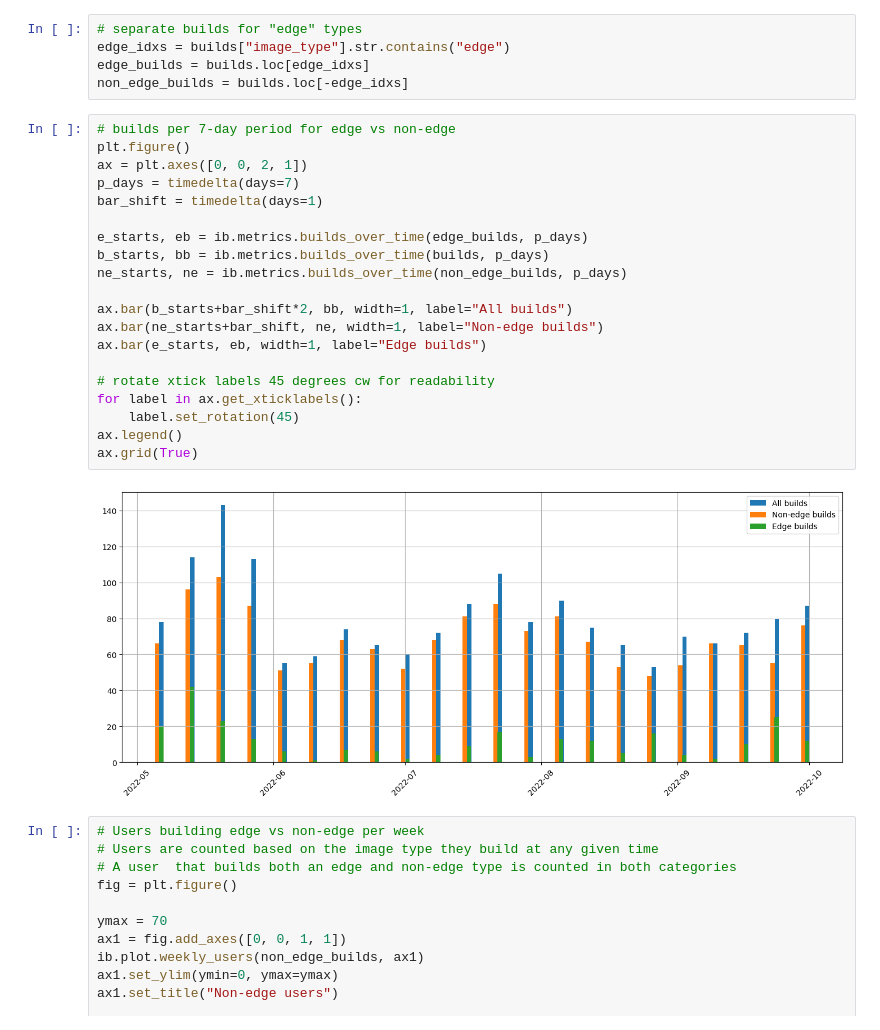
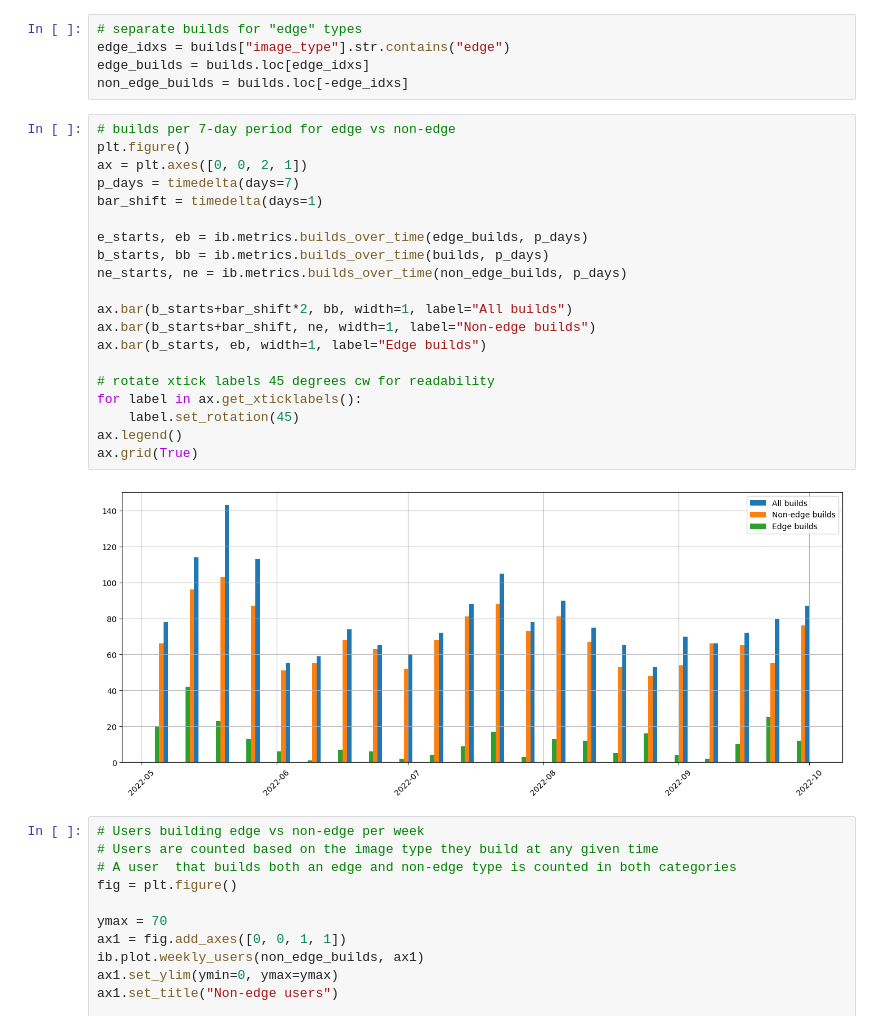
Before and after one commit to osbuild/metrics, a Jupyter notebook: notebooks/explore.ipynb, the cells around one changed output. Cells and saved outputs as stored; diff of their text form.

Commit message:
notebooks/explore: fix bar alignment in builds_over_time

```diff
--- a/notebooks/explore.ipynb
+++ b/notebooks/explore.ipynb
@@ -70,25 +70,25 @@ non_edge_builds = builds.loc[-edge_idxs]
 # %%
 # builds per 7-day period for edge vs non-edge
 plt.figure()
 ax = plt.axes([0, 0, 2, 1])
 p_days = timedelta(days=7)
 bar_shift = timedelta(days=1)
 
 e_starts, eb = ib.metrics.builds_over_time(edge_builds, p_days)
 b_starts, bb = ib.metrics.builds_over_time(builds, p_days)
 ne_starts, ne = ib.metrics.builds_over_time(non_edge_builds, p_days)
 
 ax.bar(b_starts+bar_shift*2, bb, width=1, label="All builds")
-ax.bar(ne_starts+bar_shift, ne, width=1, label="Non-edge builds")
-ax.bar(e_starts, eb, width=1, label="Edge builds")
+ax.bar(b_starts+bar_shift, ne, width=1, label="Non-edge builds")
+ax.bar(b_starts, eb, width=1, label="Edge builds")
 
 # rotate xtick labels 45 degrees cw for readability
 for label in ax.get_xticklabels():
     label.set_rotation(45)
 ax.legend()
 ax.grid(True)
 # %% [output]
-[figure, old version]
+[figure, new version]
 # %%
 # Users building edge vs non-edge per week
 # Users are counted based on the image type they build at any given time
```
